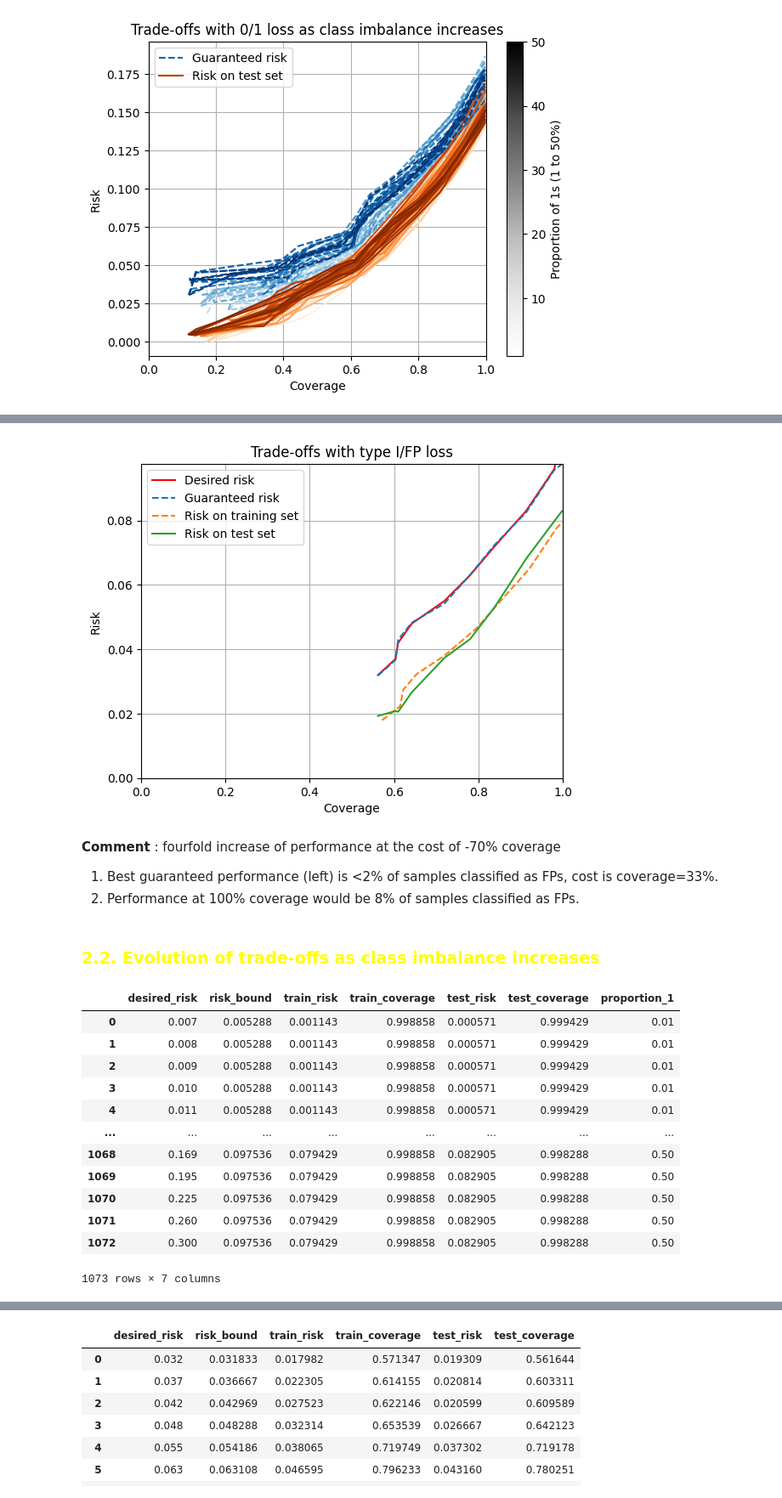
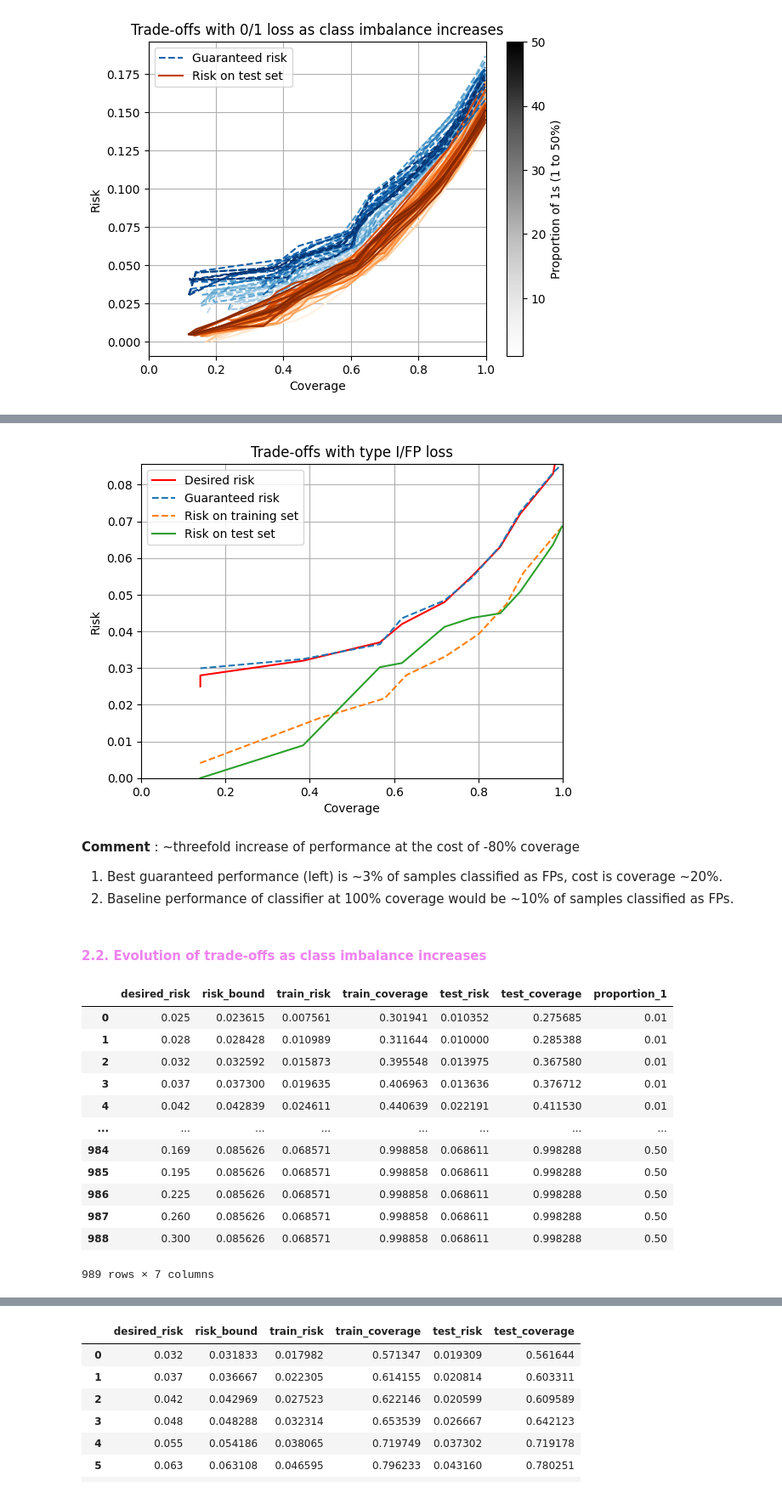
Before and after one commit to EmilienJemelen/selective-classification, a Jupyter notebook: CIFAR2/SGR.ipynb, the cells around one changed output, grey strips where cells are left out. Shown at 85% size. Drawn from its saved outputs; the diff is of its cells as text; code cells hidden in the pictures.

Commit message:
final commit with updated comments

```diff
--- a/CIFAR2/SGR.ipynb
+++ b/CIFAR2/SGR.ipynb
@@ -195,6 +197,6 @@ __Comment__ : no clear effect of imbalance increase
 # %%
 results = SGR_at_risks(train_set, test_set, k = int(np.log2(train_set.shape[0])),
-                       delta=delta, desired_risks=desired_risks, loss = 'FN')
+                       delta=delta, desired_risks=desired_risks, loss = 'FP')
 results
 # %% [output]
 |  | desired_risk | risk_bound | train_risk | train_coverage | test_risk | test_coverage |
@@ -229,46 +230,46 @@ plt.title('Trade-offs with type I/FP loss')
 plt.grid()
 plt.show()
 # %% [output]
-[figure, old version]
+[figure, new version]
 # %% [markdown]
-__Comment__ : fourfold increase of performance at the cost of -70% coverage
-1) Best guaranteed performance (left) is <2% of samples classified as FPs, cost is coverage=33%.
-2) Performance at 100% coverage would be 8% of samples classified as FPs.
+__Comment__ : ~threefold increase of performance at the cost of -80% coverage
+1) Best guaranteed performance (left) is ~3% of samples classified as FPs, cost is coverage ~20%.
+2) Baseline performance of classifier at 100% coverage would be ~10% of samples classified as FPs.
 # %% [markdown]
-### <font color = 'yellow'> 2.2. Evolution of trade-offs as class imbalance increases
+#### <font color = 'violet'> 2.2. Evolution of trade-offs as class imbalance increases
 # %%
 all_propor_dfs = pd.DataFrame()
 
 for proportion_1 in range(1,51):
 
     imbalanced_set = sample_with_proportion(sgr_df, label_col='y_true',
                                             proportion_1=proportion_1/100,
                                             sample_size=sample_size)
 
     train_set = imbalanced_set.iloc[:int(sample_size/2)]
     train_set = train_set.sort_values('SR', ascending=True).reset_index(drop=True).copy()
     test_set = imbalanced_set.iloc[int(sample_size/2):]
 
     results = SGR_at_risks(train_set, test_set, k = int(np.log2(train_set.shape[0])),
-                           delta=delta, desired_risks=desired_risks, loss='FN')
+                           delta=delta, desired_risks=desired_risks, loss='FP')
     results['proportion_1'] = proportion_1/100
     all_propor_dfs = pd.concat([all_propor_dfs, results]).reset_index(drop=True)
 
 all_propor_dfs
 # %% [output]
 |  | desired_risk | risk_bound | train_risk | train_coverage | test_risk | test_coverage | proportion_1 |
-| 0 | 0.007 | 0.005288 | 0.001143 | 0.998858 | 0.000571 | 0.999429 | 0.01 |
-| 1 | 0.008 | 0.005288 | 0.001143 | 0.998858 | 0.000571 | 0.999429 | 0.01 |
-| 2 | 0.009 | 0.005288 | 0.001143 | 0.998858 | 0.000571 | 0.999429 | 0.01 |
-| 3 | 0.010 | 0.005288 | 0.001143 | 0.998858 | 0.000571 | 0.999429 | 0.01 |
-| 4 | 0.011 | 0.005288 | 0.001143 | 0.998858 | 0.000571 | 0.999429 | 0.01 |
+| 0 | 0.025 | 0.023615 | 0.007561 | 0.301941 | 0.010352 | 0.275685 | 0.01 |
+| 1 | 0.028 | 0.028428 | 0.010989 | 0.311644 | 0.010000 | 0.285388 | 0.01 |
+| 2 | 0.032 | 0.032592 | 0.015873 | 0.395548 | 0.013975 | 0.367580 | 0.01 |
+| 3 | 0.037 | 0.037300 | 0.019635 | 0.406963 | 0.013636 | 0.376712 | 0.01 |
+| 4 | 0.042 | 0.042839 | 0.024611 | 0.440639 | 0.022191 | 0.411530 | 0.01 |
 | ... | ... | ... | ... | ... | ... | ... | ... |
-| 1068 | 0.169 | 0.097536 | 0.079429 | 0.998858 | 0.082905 | 0.998288 | 0.50 |
-| 1069 | 0.195 | 0.097536 | 0.079429 | 0.998858 | 0.082905 | 0.998288 | 0.50 |
-| 1070 | 0.225 | 0.097536 | 0.079429 | 0.998858 | 0.082905 | 0.998288 | 0.50 |
-| 1071 | 0.260 | 0.097536 | 0.079429 | 0.998858 | 0.082905 | 0.998288 | 0.50 |
-| 1072 | 0.300 | 0.097536 | 0.079429 | 0.998858 | 0.082905 | 0.998288 | 0.50 |
+| 984 | 0.169 | 0.085626 | 0.068571 | 0.998858 | 0.068611 | 0.998288 | 0.50 |
+| 985 | 0.195 | 0.085626 | 0.068571 | 0.998858 | 0.068611 | 0.998288 | 0.50 |
+| 986 | 0.225 | 0.085626 | 0.068571 | 0.998858 | 0.068611 | 0.998288 | 0.50 |
+| 987 | 0.260 | 0.085626 | 0.068571 | 0.998858 | 0.068611 | 0.998288 | 0.50 |
+| 988 | 0.300 | 0.085626 | 0.068571 | 0.998858 | 0.068611 | 0.998288 | 0.50 |
-1073 rows × 7 columns
+989 rows × 7 columns
 # %%
 # Choose colormaps
 cmap_blue = cm.get_cmap('Blues')
```
Also changed, not shown: parts of 17 cells of this notebook, 3 other files.
